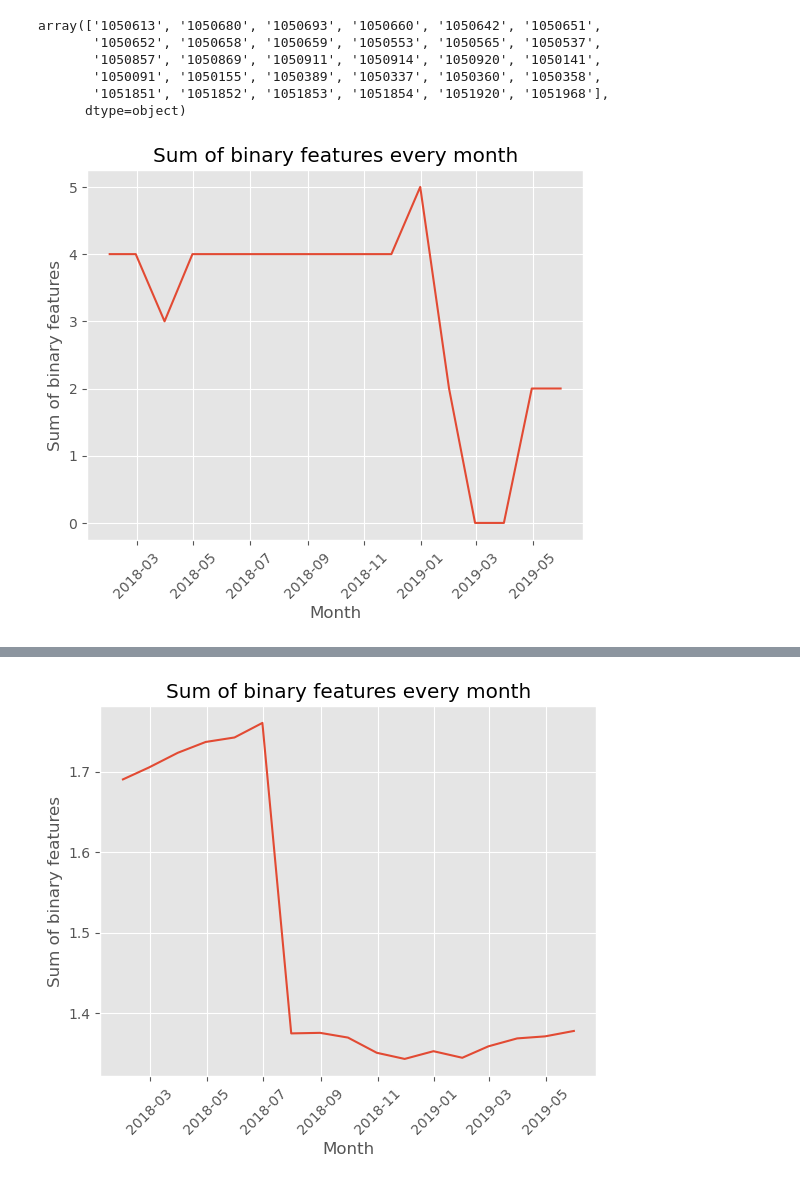
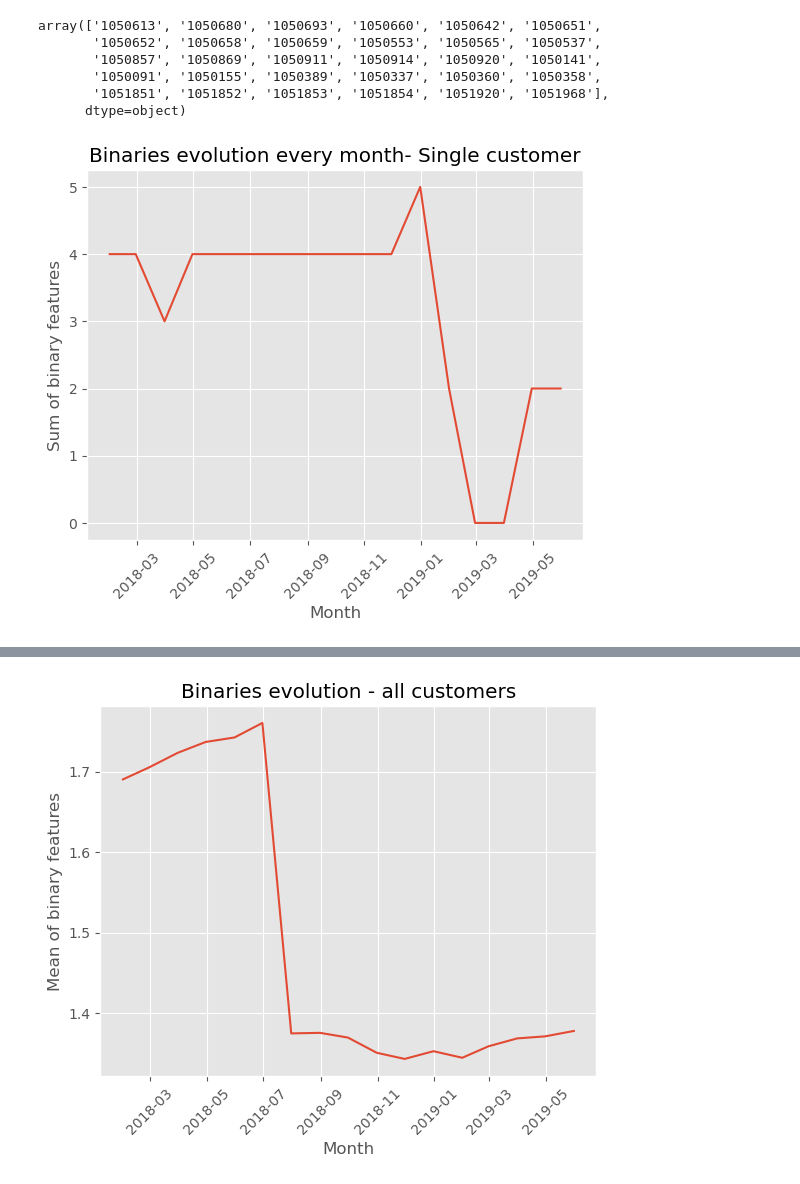
Before and after one commit to aggarcia1996/final_project_adjt, a Jupyter notebook: Analysis/EDA.ipynb, the cells around one changed output, grey strips where cells are left out. Drawn from its saved outputs; the diff is of its cells as text; code cells hidden in the pictures.

```diff
--- a/Analysis/EDA.ipynb
+++ b/Analysis/EDA.ipynb
@@ -365,17 +365,17 @@ array(['1050613', '1050680', '1050693', '1050660', '1050642', '1050651',
 # %%
 ## this way we can see if and when something changed in a customer's account
 
 
 df_monthly = df[df["pk_cid"] == "1050358"].resample("M", on = "pk_partition").sum()
 plt.plot(df_monthly.index, df_monthly[["deceased", "short_term_deposit", "loans", "mortgage", "funds","securities", "long_term_deposit", "credit_card", "payroll","pension_plan", "payroll_account", "emc_account", "debit_card", "em_account_p", "em_acount", "active_customer"]].sum(axis = 1))
 
 plt.xlabel("Month")
 plt.ylabel("Sum of binary features")
-plt.title("Sum of binary features every month")
+plt.title("Binaries evolution every month- Single customer")
 plt.xticks(rotation=45)
 plt.show()
 # %% [output]
-[figure, old version]
+[figure, new version]
 # %%
 df[df["pk_cid"] == "1050358"].T
 # %% [output]
@@ -403,9 +403,9 @@ df_monthly = df.resample("M", on = "pk_partition").mean()
 plt.plot(df_monthly.index, df_monthly[["deceased", "short_term_deposit", "loans", "mortgage", "funds","securities", "long_term_deposit", "credit_card", "payroll","pension_plan", "payroll_account", "emc_account", "debit_card", "em_account_p", "em_acount", "active_customer"]].sum(axis = 1))
 
 plt.xlabel("Month")
-plt.ylabel("Sum of binary features")
-plt.title("Sum of binary features every month")
+plt.ylabel("Mean of binary features")
+plt.title("Binaries evolution - all customers")
 plt.xticks(rotation=45)
 plt.show()
 # %% [output]
-[figure, old version]
+[figure, new version]
```
